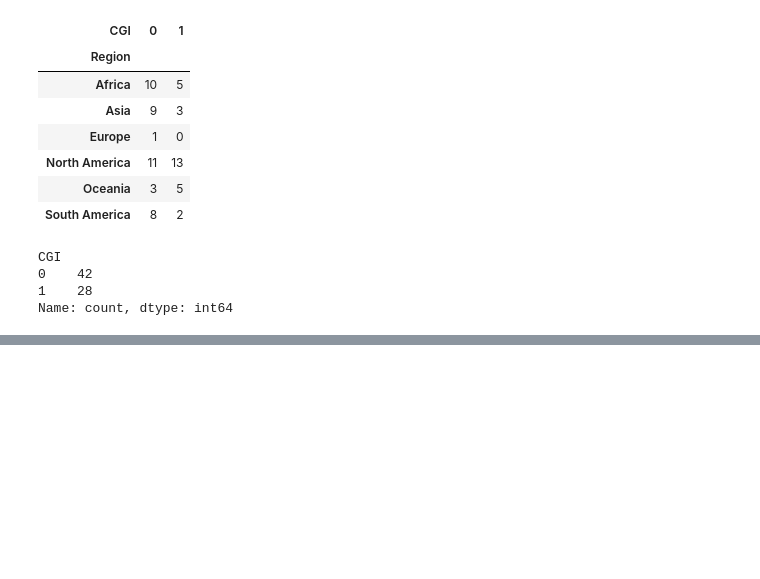
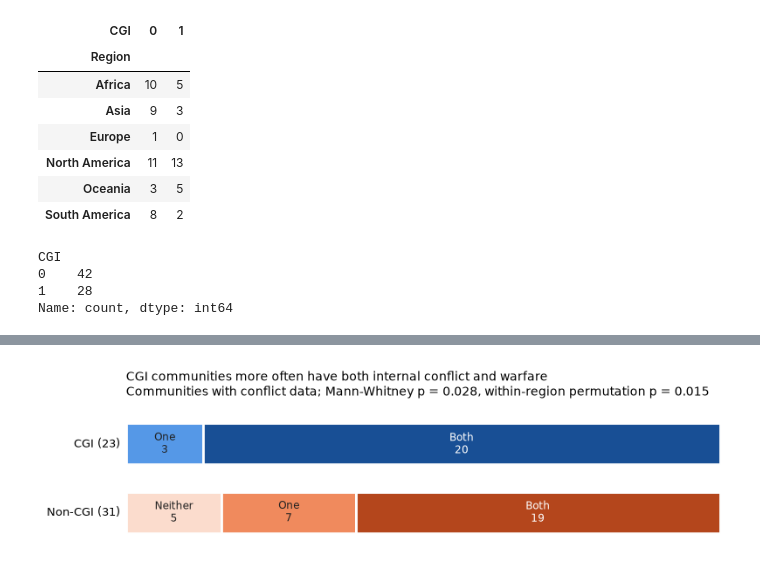
Before and after one commit to rileynwong/cgi-analysis, a Jupyter notebook: CGI_Replication_Manual.ipynb, the cells around one changed output, grey strips where cells are left out. Drawn from its saved outputs; the diff is of its cells as text; code cells hidden in the pictures; blank space fills up the shorter version.

```diff
--- a/CGI_Replication_Manual.ipynb
+++ b/CGI_Replication_Manual.ipynb
@@ -760,0 +1003,12 @@ Name: count, dtype: int64
+# %%
+rows = []
+for c in composites:
+    cgi = df70.loc[df70['CGI'] == 1, c].dropna()
+    non = df70.loc[df70['CGI'] == 0, c].dropna()
+    rows.append({'composite': c, 'n_CGI': len(cgi), 'n_non': len(non),
+                 'mean_CGI': cgi.mean(), 'mean_non': non.mean(),
+                 'p': stats.mannwhitneyu(cgi, non).pvalue})
+
+comp2 = pd.DataFrame(rows)
+comp2['q'] = multipletests(comp2['p'], method='fdr_bh')[1]
+comp2.round(3)
@@ -760,0 +1133,36 @@ Name: count, dtype: int64
+# %%
+plt.rcParams.update({'axes.spines.top': False, 'axes.spines.right': False})
+BLUE, ORANGE, GRAY = '#2a78d6', '#eb6834', '#c9c8c2'      # CGI, non-CGI, no data
+SHADES = {1: ['#cde2fb', '#9ec5f4', '#5598e7', '#2a78d6', '#184f95'],   # CGI: light → dark blue
+          0: ['#fbdccd', '#f8bc9f', '#f08a5d', '#eb6834', '#b4461c']}   # non-CGI: light → dark orange
+# %%
+levels = {0.0: ('Neither', 0), 0.5: ('One', 2), 1.0: ('Both', 4)}   # value: (label, shade index)
+groups = [('CGI', 1), ('Non-CGI', 0)]
+
+fig, ax = plt.subplots(figsize=(8, 2.4))
+for i, (label, g) in enumerate(groups):
+    s = df70.loc[df70['CGI'] == g, 'Conflict'].dropna()
+    left = 0
+    for v, (name, k) in levels.items():
+        n = (s == v).sum()
+        share = n / len(s)
+        ax.barh(i, share, left=left, color=SHADES[g][k], height=0.6, edgecolor='white', lw=2)
+        if n:
+            ax.text(left + share / 2, i, f'{name}\n{n}' if share > 0.12 else n,
+                    ha='center', va='center', fontsize=8.5, color='white' if k >= 3 else '#222222')
+        left += share
+    ax.text(-0.01, i, f'{label} ({len(s)})', ha='right', va='center', fontsize=9.5)
+
+p_all = comp2.set_index('composite').loc['Conflict', 'p']
+within_p = within_region_p('Conflict')
+ax.set_xlim(0, 1); ax.set_ylim(1.6, -0.6); ax.axis('off')
+ax.set_title('CGI communities more often have both internal conflict and warfare\n'
+             f'Communities with conflict data; Mann-Whitney p = {p_all:.3f}, '
+             f'within-region permutation p = {within_p:.3f}',
+             loc='left', fontsize=10)
+plt.tight_layout();
+
+plt.savefig('figures/BOOK_conflict_cgi_vs_noncgi.png', dpi=300, bbox_inches='tight')
+plt.show()
+# %% [output]
+[figure, added]
```
Also changed, not shown: parts of 38 cells of this notebook.
